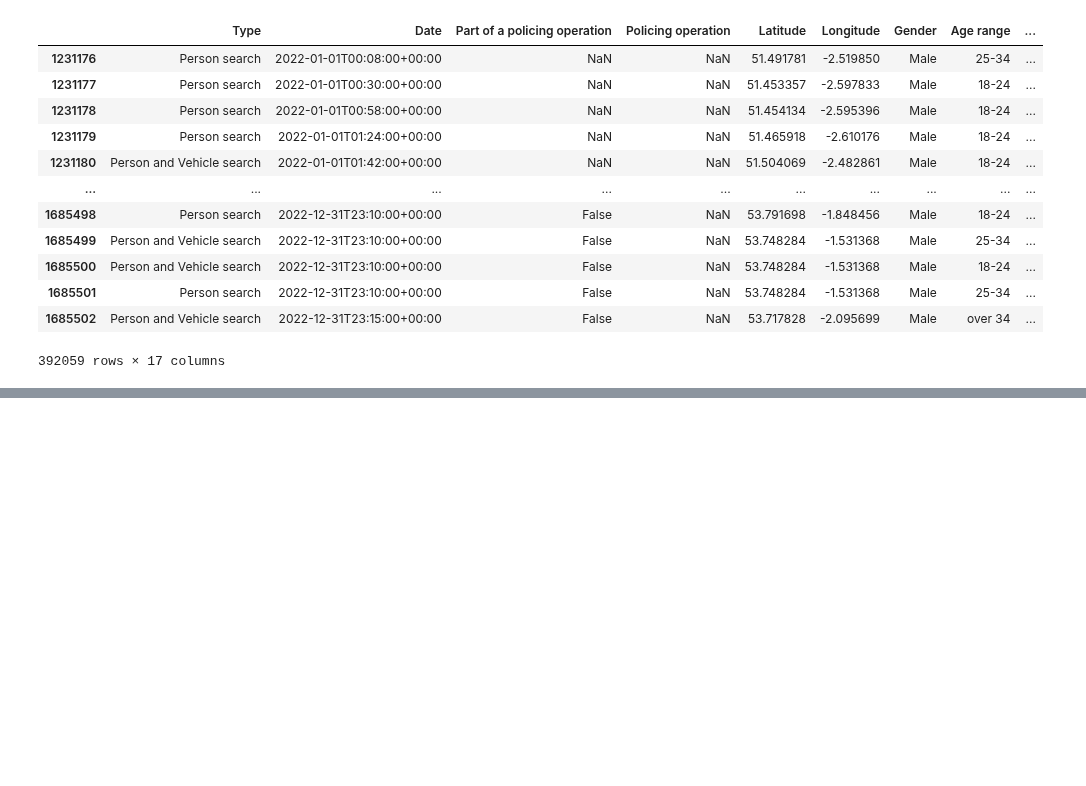
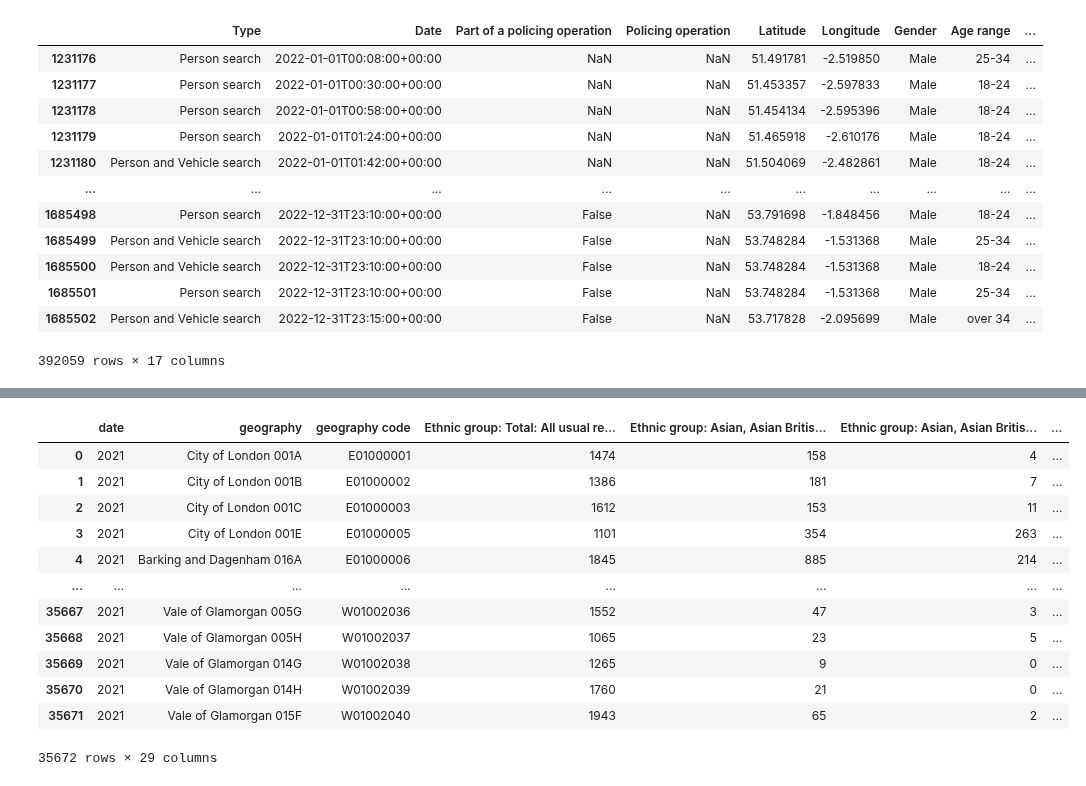
Before and after one commit to KofiBartonByfield/Dissertation, a Jupyter notebook: Code/Data Collection/pre_analysis.ipynb, the cells around one changed output, grey strips where cells are left out. Drawn from its saved outputs; the diff is of its cells as text; code cells hidden in the pictures; blank space fills up the shorter version.

```diff
--- a/Code/Data Collection/pre_analysis.ipynb
+++ b/Code/Data Collection/pre_analysis.ipynb
@@ -190,0 +210,24 @@ plt.show()
+# %%
+ethnic['location'] = ethnic['geography'].apply(lambda x: ' '.join(x.split(' ')[:-1]))
+
+
+
+
+
+
+
+ethnic#[ethnic['location'] == 'Greater London']
+# %% [output]
+|  | date | geography | geography code | Ethnic group: Total: All usual re... | Ethnic group: Asian, Asian Britis... | Ethnic group: Asian, Asian Britis... | ... |
+| 0 | 2021 | City of London 001A | E01000001 | 1474 | 158 | 4 | ... |
+| 1 | 2021 | City of London 001B | E01000002 | 1386 | 181 | 7 | ... |
+| 2 | 2021 | City of London 001C | E01000003 | 1612 | 153 | 11 | ... |
+| 3 | 2021 | City of London 001E | E01000005 | 1101 | 354 | 263 | ... |
+| 4 | 2021 | Barking and Dagenham 016A | E01000006 | 1845 | 885 | 214 | ... |
+| ... | ... | ... | ... | ... | ... | ... | ... |
+| 35667 | 2021 | Vale of Glamorgan 005G | W01002036 | 1552 | 47 | 3 | ... |
+| 35668 | 2021 | Vale of Glamorgan 005H | W01002037 | 1065 | 23 | 5 | ... |
+| 35669 | 2021 | Vale of Glamorgan 014G | W01002038 | 1265 | 9 | 0 | ... |
+| 35670 | 2021 | Vale of Glamorgan 014H | W01002039 | 1760 | 21 | 0 | ... |
+| 35671 | 2021 | Vale of Glamorgan 015F | W01002040 | 1943 | 65 | 2 | ... |
+35672 rows × 29 columns
```
Also changed, not shown: parts of 3 cells of this notebook.
